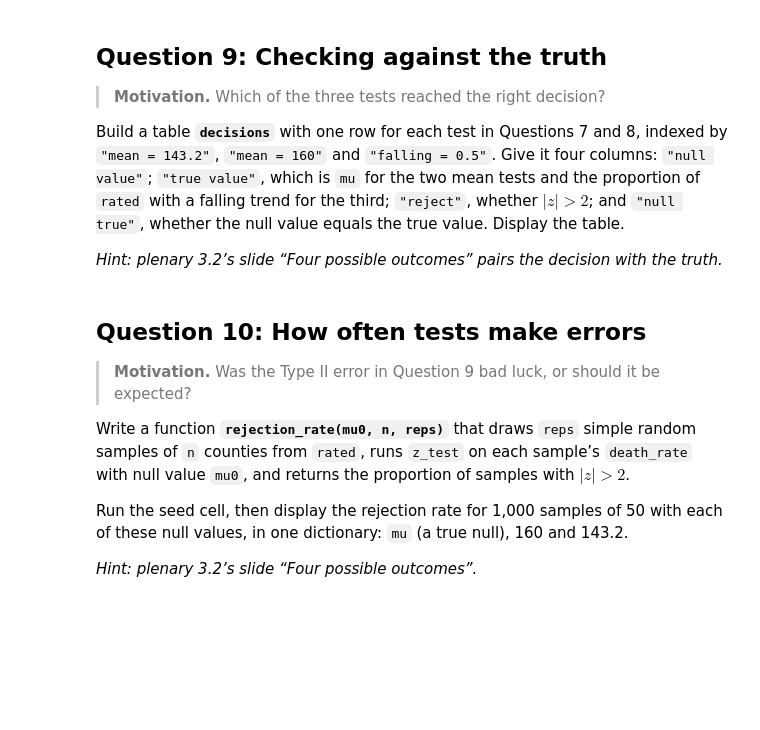
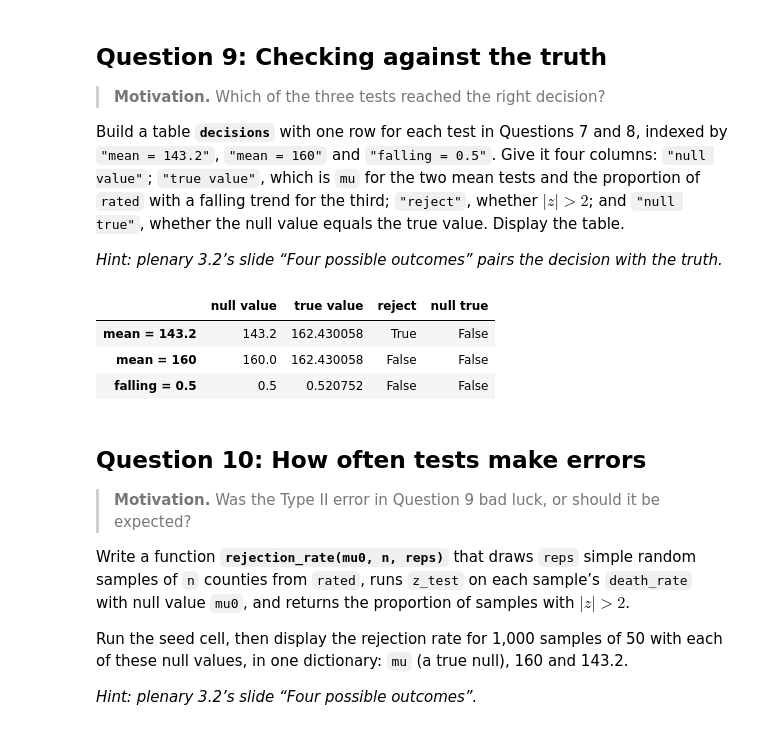
Before and after one commit to soyeonkm/datasci101, a Jupyter notebook: module3_project.ipynb, the cells around one changed output. Saved outputs shown, nothing was run; the diff lists cells and outputs as text; code cells hidden in the pictures; blank space fills up the shorter version.

```diff
--- a/module3_project.ipynb
+++ b/module3_project.ipynb
@@ -403,0 +586,18 @@ $p_0$.*
+# %%
+# your code here
+def prop_test(x, p0):
+    p_hat = x.mean()
+    n = len(x)
+
+    se = np.sqrt(p0 * (1 - p0) / n)
+    z = (p_hat - p0) / se
+    p_value = 2 * stats.norm.cdf(-abs(z))
+
+    return {
+        "p hat": p_hat,
+        "se": se,
+        "z": z,
+        "p-value": p_value
+    }
+
+prop_test(sample50["trend"] == "falling", 0.5)
@@ -429,3 +632,35 @@ with the truth.*
+# %%
+# your code here
+falling_true = (rated["trend"] == "falling").mean()
+
+test_143 = z_test(sample50["death_rate"], 143.2)
+test_160 = z_test(sample50["death_rate"], 160)
+test_falling = prop_test(sample50["trend"] == "falling", 0.5)
+
+decisions = pd.DataFrame(
+    {
+        "null value": [143.2, 160, 0.5],
+        "true value": [mu, mu, falling_true],
+        "reject": [
+            abs(test_143["z"]) > 2,
+            abs(test_160["z"]) > 2,
+            abs(test_falling["z"]) > 2
+        ],
+        "null true": [
+            143.2 == mu,
+            160 == mu,
+            0.5 == falling_true
+        ]
+    },
+    index=["mean = 143.2", "mean = 160", "falling = 0.5"]
+)
+
+decisions
+# %% [output]
+|  | null value | true value | reject | null true |
+| mean = 143.2 | 143.2 | 162.430058 | True | False |
+| mean = 160 | 160.0 | 162.430058 | False | False |
+| falling = 0.5 | 0.5 | 0.520752 | False | False |
 # %%
 # Check your work. Delete the '# ' from the start of every line below
 # these three, then run this cell. Every check should pass without printing anything.
```
Also changed, not shown: parts of 82 cells of this notebook.
